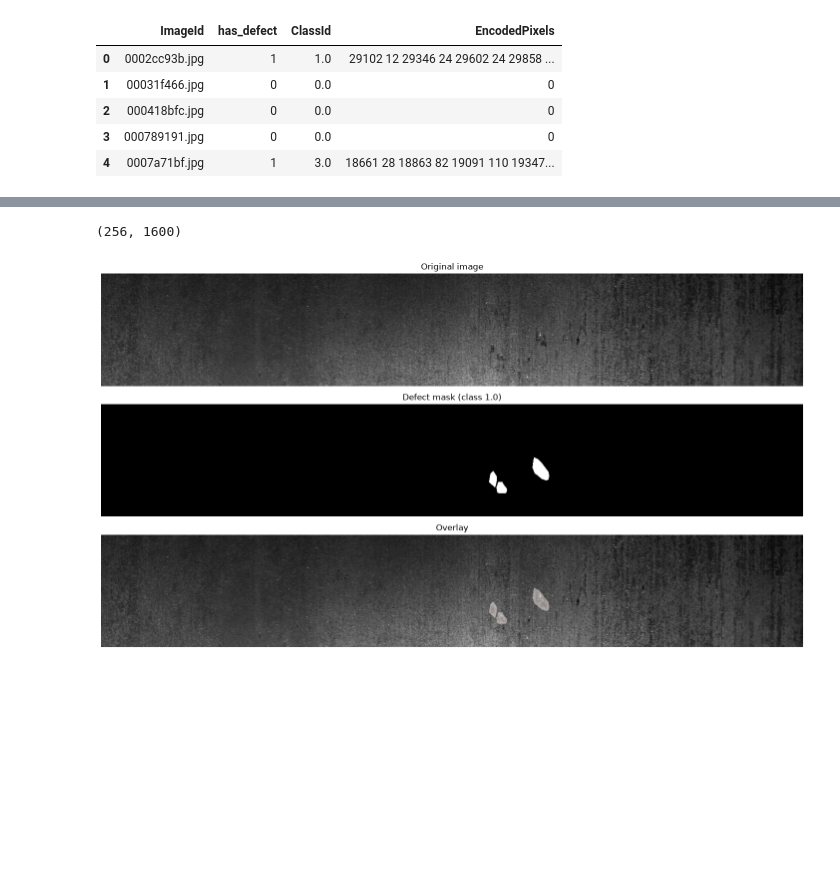
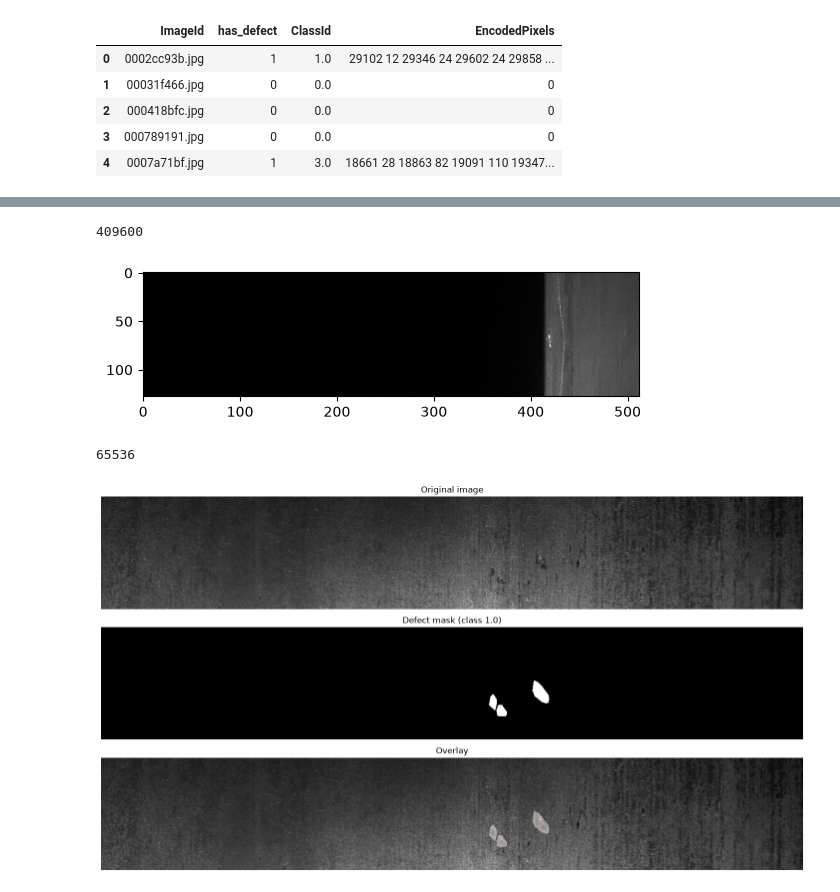
Before and after one commit to aurrog/severstal-detection, a Jupyter notebook: ml/notebooks/v1.ipynb, the cells around one changed output, grey strips where cells are left out. Saved outputs shown, nothing was run; the diff lists cells and outputs as text; code cells hidden in the pictures; blank space fills up the shorter version.

```diff
--- a/ml/notebooks/v1.ipynb
+++ b/ml/notebooks/v1.ipynb
@@ -94,7 +94,18 @@ plt.show()
-# %%
-img.shape
-# %% [output]
-(256, 1600)
+# %%
+img.shape[0]*img.shape[1]
+# %% [output]
+409600
+# %%
+img_resized=cv2.resize(img, (512, 128))
+
+plt.imshow(img_resized, cmap='gray')
+plt.show()
+# %% [output]
+[figure, added]
+# %%
+img_resized.shape[0]*img_resized.shape[1]
+# %% [output]
+65536
 # %%
 pairs=np.fromstring(sample.EncodedPixels.item(), sep=" ", dtype=np.int64).reshape(-1, 2)
 mask=np.zeros(img.shape[0]*img.shape[1], dtype=np.uint8)
```
Also changed, not shown: parts of 4 cells of this notebook, 6 other files.
